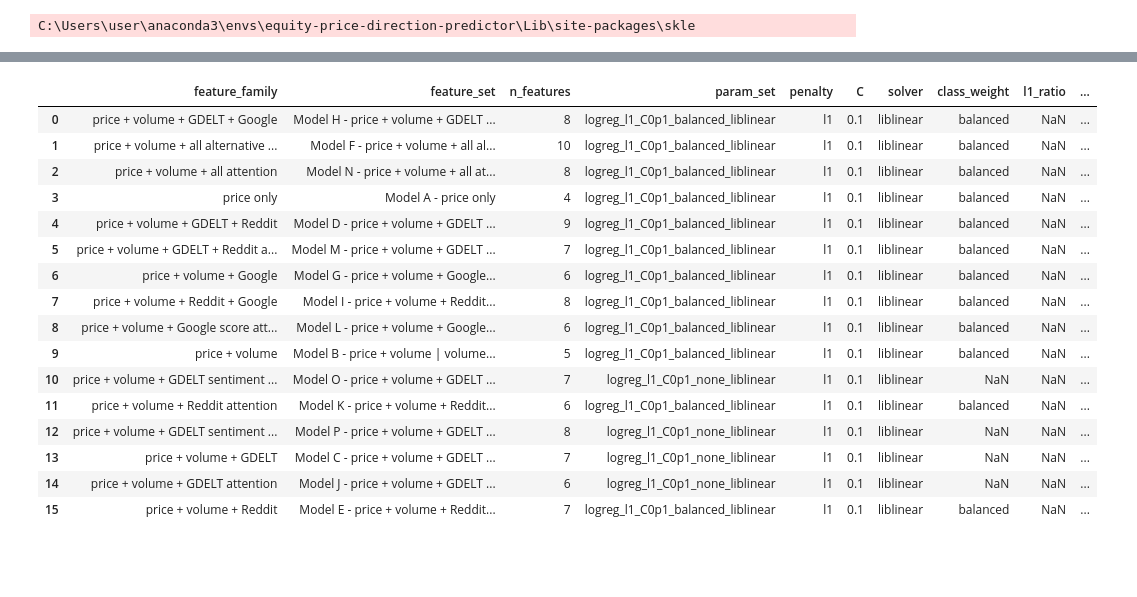
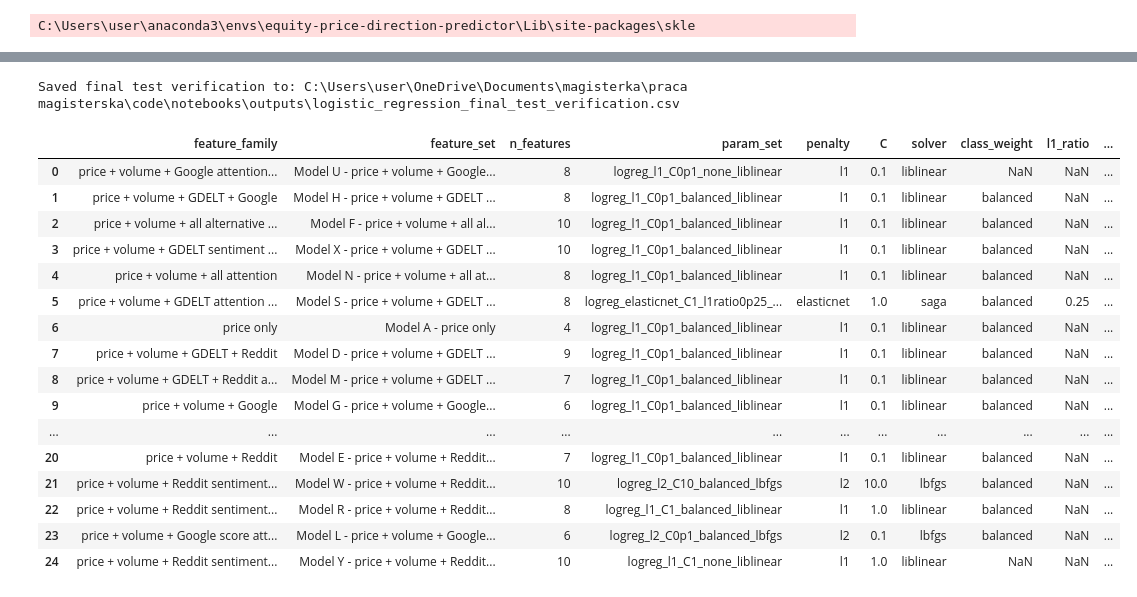
Before and after one commit to filip19992/equity-price-direction-predictor, a Jupyter notebook: notebooks/logistic_regression.ipynb, the cells around one changed output, grey strips where cells are left out. Drawn from its saved outputs; the diff is of its cells as text; code cells hidden in the pictures; blank space fills up the shorter version.

```diff
--- a/notebooks/logistic_regression.ipynb
+++ b/notebooks/logistic_regression.ipynb
@@ -647,25 +647,33 @@ test_best_validation_params_df = pd.DataFrame(test_rows).sort_values(
 # %%
 validation_selected_family_test_report_df = ModelReportBuilder.build_validation_selected_family_test_report(
     simple_hyperparameter_summary_df,
     param_columns=LOGREG_PARAM_COLUMNS_FOR_DISPLAY,
 )
 
+final_test_verification_path = ModelReportBuilder.save_final_test_verification(
+    validation_selected_family_test_report_df,
+    model_name="logistic_regression",
+    output_dir=PROJECT_ROOT / "notebooks" / "outputs",
+)
+print(f"Saved final test verification to: {final_test_verification_path}")
+
 validation_selected_family_test_report_df
 # %% [output]
+Saved final test verification to: C:\Users\user\OneDrive\Documents\magisterka\praca magisterska\code\notebooks\outputs\logistic_regression_final_test_verification.csv
 |  | feature_family | feature_set | n_features | param_set | penalty | C | solver | class_weight | l1_ratio | ... |
-| 0 | price + volume + GDELT + Google | Model H - price + volume + GDELT ... | 8 | logreg_l1_C0p1_balanced_liblinear | l1 | 0.1 | liblinear | balanced | NaN | ... |
-| 1 | price + volume + all alternative ... | Model F - price + volume + all al... | 10 | logreg_l1_C0p1_balanced_liblinear | l1 | 0.1 | liblinear | balanced | NaN | ... |
-| 2 | price + volume + all attention | Model N - price + volume + all at... | 8 | logreg_l1_C0p1_balanced_liblinear | l1 | 0.1 | liblinear | balanced | NaN | ... |
-| 3 | price only | Model A - price only | 4 | logreg_l1_C0p1_balanced_liblinear | l1 | 0.1 | liblinear | balanced | NaN | ... |
-| 4 | price + volume + GDELT + Reddit | Model D - price + volume + GDELT ... | 9 | logreg_l1_C0p1_balanced_liblinear | l1 | 0.1 | liblinear | balanced | NaN | ... |
-| 5 | price + volume + GDELT + Reddit a... | Model M - price + volume + GDELT ... | 7 | logreg_l1_C0p1_balanced_liblinear | l1 | 0.1 | liblinear | balanced | NaN | ... |
-| 6 | price + volume + Google | Model G - price + volume + Google... | 6 | logreg_l1_C0p1_balanced_liblinear | l1 | 0.1 | liblinear | balanced | NaN | ... |
-| 7 | price + volume + Reddit + Google | Model I - price + volume + Reddit... | 8 | logreg_l1_C0p1_balanced_liblinear | l1 | 0.1 | liblinear | balanced | NaN | ... |
-| 8 | price + volume + Google score att... | Model L - price + volume + Google... | 6 | logreg_l1_C0p1_balanced_liblinear | l1 | 0.1 | liblinear | balanced | NaN | ... |
-| 9 | price + volume | Model B - price + volume | volume... | 5 | logreg_l1_C0p1_balanced_liblinear | l1 | 0.1 | liblinear | balanced | NaN | ... |
-| 10 | price + volume + GDELT sentiment ... | Model O - price + volume + GDELT ... | 7 | logreg_l1_C0p1_none_liblinear | l1 | 0.1 | liblinear | NaN | NaN | ... |
-| 11 | price + volume + Reddit attention | Model K - price + volume + Reddit... | 6 | logreg_l1_C0p1_balanced_liblinear | l1 | 0.1 | liblinear | balanced | NaN | ... |
-| 12 | price + volume + GDELT sentiment ... | Model P - price + volume + GDELT ... | 8 | logreg_l1_C0p1_none_liblinear | l1 | 0.1 | liblinear | NaN | NaN | ... |
-| 13 | price + volume + GDELT | Model C - price + volume + GDELT ... | 7 | logreg_l1_C0p1_none_liblinear | l1 | 0.1 | liblinear | NaN | NaN | ... |
-| 14 | price + volume + GDELT attention | Model J - price + volume + GDELT ... | 6 | logreg_l1_C0p1_none_liblinear | l1 | 0.1 | liblinear | NaN | NaN | ... |
-| 15 | price + volume + Reddit | Model E - price + volume + Reddit... | 7 | logreg_l1_C0p1_balanced_liblinear | l1 | 0.1 | liblinear | balanced | NaN | ... |
+| 0 | price + volume + Google attention... | Model U - price + volume + Google... | 8 | logreg_l1_C0p1_none_liblinear | l1 | 0.1 | liblinear | NaN | NaN | ... |
+| 1 | price + volume + GDELT + Google | Model H - price + volume + GDELT ... | 8 | logreg_l1_C0p1_balanced_liblinear | l1 | 0.1 | liblinear | balanced | NaN | ... |
+| 2 | price + volume + all alternative ... | Model F - price + volume + all al... | 10 | logreg_l1_C0p1_balanced_liblinear | l1 | 0.1 | liblinear | balanced | NaN | ... |
+| 3 | price + volume + GDELT sentiment ... | Model X - price + volume + GDELT ... | 10 | logreg_l1_C0p1_balanced_liblinear | l1 | 0.1 | liblinear | balanced | NaN | ... |
+| 4 | price + volume + all attention | Model N - price + volume + all at... | 8 | logreg_l1_C0p1_balanced_liblinear | l1 | 0.1 | liblinear | balanced | NaN | ... |
+| 5 | price + volume + GDELT attention ... | Model S - price + volume + GDELT ... | 8 | logreg_elasticnet_C1_l1ratio0p25_... | elasticnet | 1.0 | saga | balanced | 0.25 | ... |
+| 6 | price only | Model A - price only | 4 | logreg_l1_C0p1_balanced_liblinear | l1 | 0.1 | liblinear | balanced | NaN | ... |
+| 7 | price + volume + GDELT + Reddit | Model D - price + volume + GDELT ... | 9 | logreg_l1_C0p1_balanced_liblinear | l1 | 0.1 | liblinear | balanced | NaN | ... |
+| 8 | price + volume + GDELT + Reddit a... | Model M - price + volume + GDELT ... | 7 | logreg_l1_C0p1_balanced_liblinear | l1 | 0.1 | liblinear | balanced | NaN | ... |
+| 9 | price + volume + Google | Model G - price + volume + Google... | 6 | logreg_l1_C0p1_balanced_liblinear | l1 | 0.1 | liblinear | balanced | NaN | ... |
+| ... | ... | ... | ... | ... | ... | ... | ... | ... | ... | ... |
+| 20 | price + volume + Reddit | Model E - price + volume + Reddit... | 7 | logreg_l1_C0p1_balanced_liblinear | l1 | 0.1 | liblinear | balanced | NaN | ... |
+| 21 | price + volume + Reddit sentiment... | Model W - price + volume + Reddit... | 10 | logreg_l2_C10_balanced_lbfgs | l2 | 10.0 | lbfgs | balanced | NaN | ... |
+| 22 | price + volume + Reddit sentiment... | Model R - price + volume + Reddit... | 8 | logreg_l1_C1_balanced_liblinear | l1 | 1.0 | liblinear | balanced | NaN | ... |
+| 23 | price + volume + Google score att... | Model L - price + volume + Google... | 6 | logreg_l2_C0p1_balanced_lbfgs | l2 | 0.1 | lbfgs | balanced | NaN | ... |
+| 24 | price + volume + Reddit sentiment... | Model Y - price + volume + Reddit... | 10 | logreg_l1_C1_none_liblinear | l1 | 1.0 | liblinear | NaN | NaN | ... |
```
Also changed, not shown: parts of 2 cells of this notebook, 5 other files.
